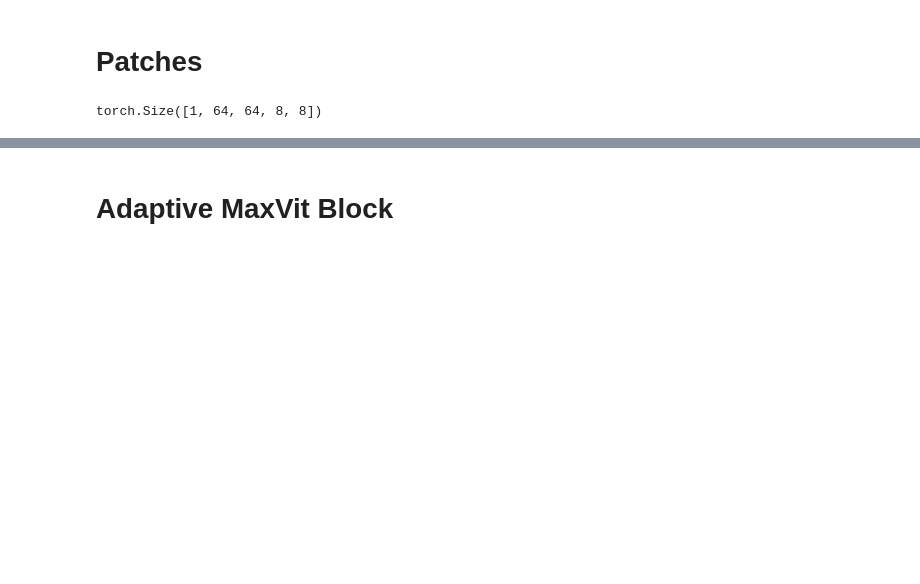
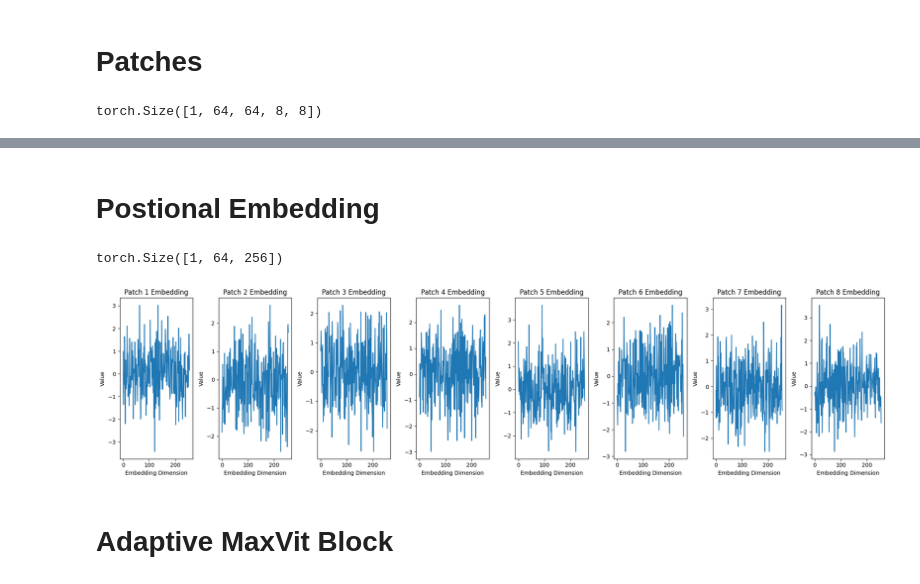
Before and after one commit to RyanWri/MaxSR, a Jupyter notebook: src/presentation.ipynb, the cells around one changed output, grey strips where cells are left out. Drawn from its saved outputs; the diff is of its cells as text; code cells hidden in the pictures; blank space fills up the shorter version.

```diff
--- a/src/presentation.ipynb
+++ b/src/presentation.ipynb
@@ -97,2 +146,15 @@ plt.show()
+# %% [markdown]
+# Postional Embedding
+# %%
+positional_embedding = PositionalEmbedding(num_patches=64, dim=256)
+learned_patches = positional_embedding(embedded_patches)
+# %%
+learned_patches.shape
+# %% [output]
+torch.Size([1, 64, 256])
+# %%
+plot_patches(learned_patches.squeeze(0))
+# %% [output]
+[figure, added]
 # %% [markdown]
 # Adaptive MaxVit Block
```
Also changed, not shown: parts of 34 cells of this notebook, 1 other file.
